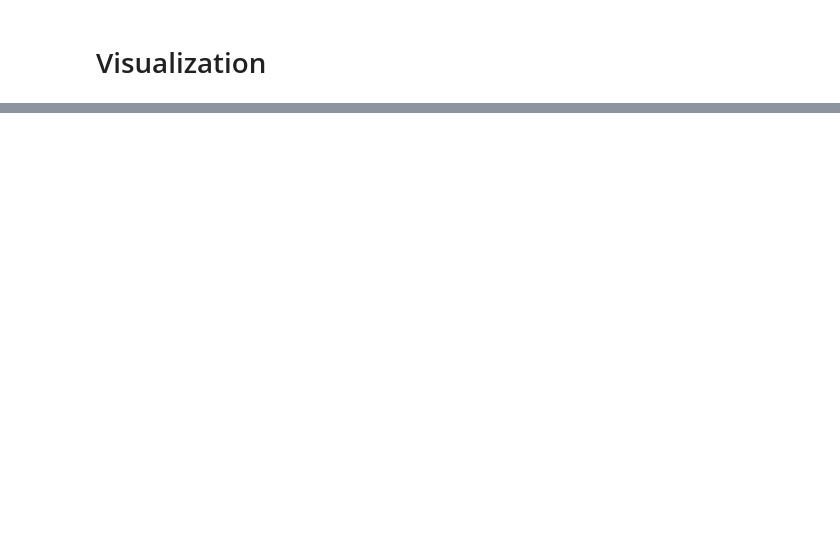
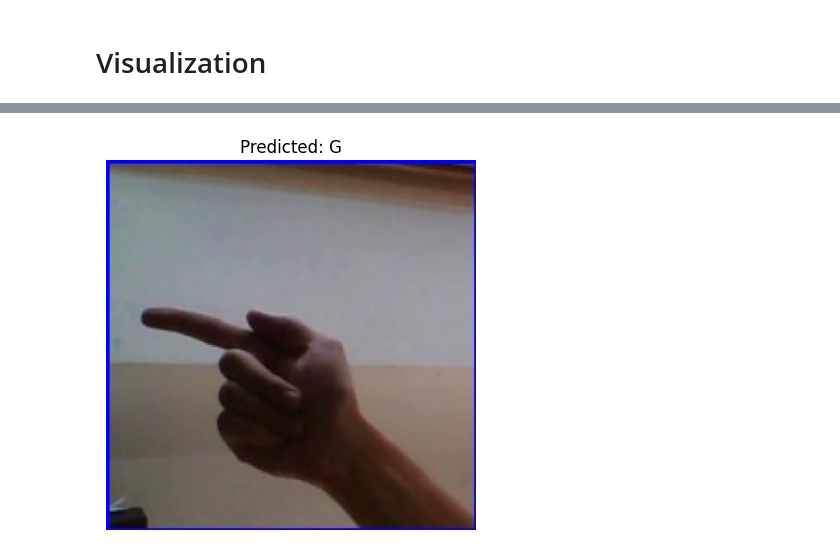
Before and after one commit to rbrauner/uekat-master-degree-studies-thesis, a Jupyter notebook: model/thesis.ipynb, the cells around one changed output, grey strips where cells are left out. Saved outputs shown, nothing was run; the diff lists cells and outputs as text; code cells hidden in the pictures; blank space fills up the shorter version.

```diff
--- a/model/thesis.ipynb
+++ b/model/thesis.ipynb
@@ -408,4 +659,6 @@ predict_and_display_image(AlexNet_model, image_path, transform, device)
 # %%
-image_path = 'D:/IAAA/DeepLearning/Practice/Sixth\Datasets/asl_alphabet_test/G_test.jpg'
+image_path = 'tmp/asl_alphabet_test/asl_alphabet_test/G_test.jpg'
 predict_and_display_image(Vgg16_model, image_path, transform, device)
+# %% [output]
+[figure, added]
 # %%
```
Also changed, not shown: parts of 35 cells of this notebook, 2 other files.
